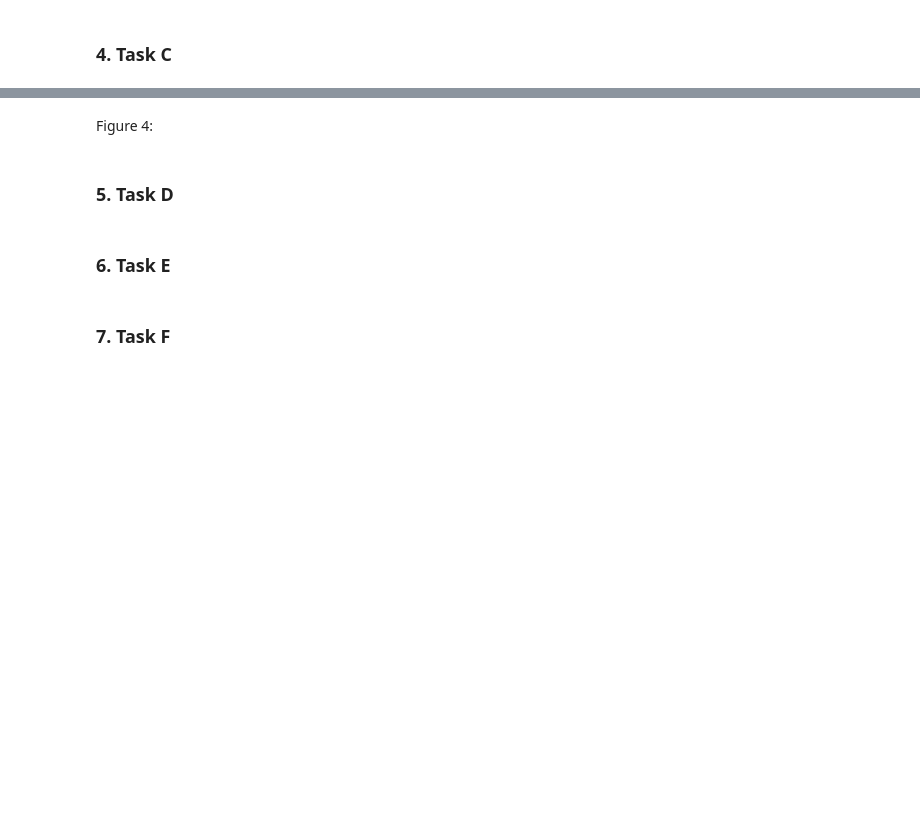
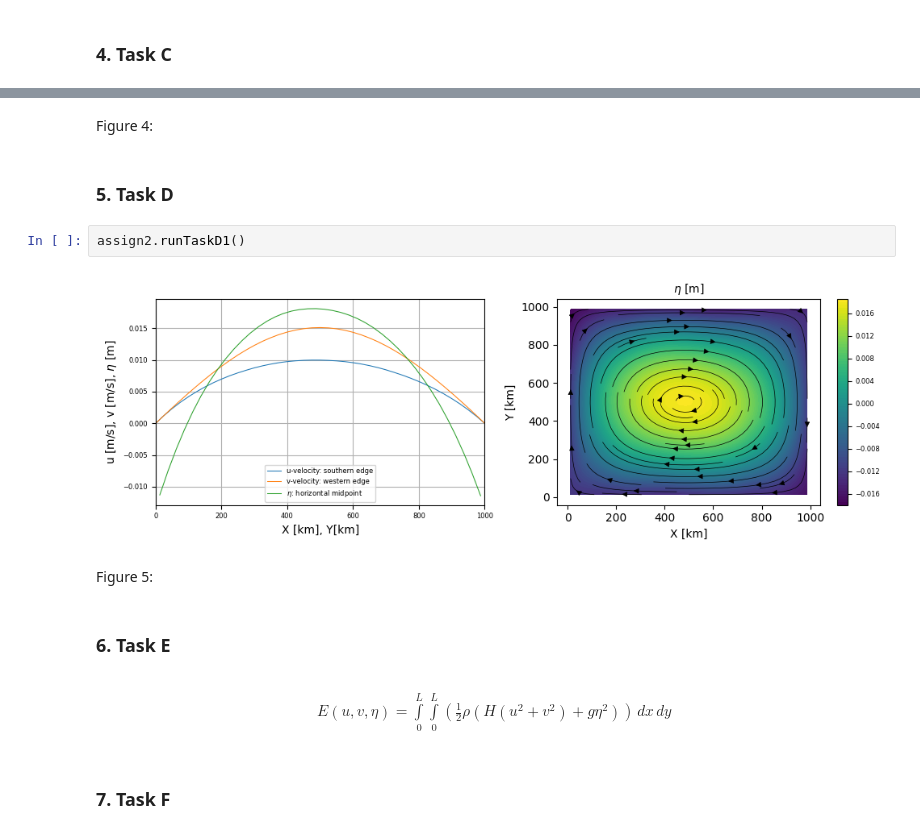
Before and after one commit to mnridao/MTMW14-Assignment-2, a Jupyter notebook: assignment2.ipynb, the cells around one changed output, grey strips where cells are left out. Cells and saved outputs as stored; diff of their text form; blank space fills up the shorter version.

Commit message:
Add stuff for tasks D and E

```diff
--- a/assignment2.ipynb
+++ b/assignment2.ipynb
@@ -30,8 +36,18 @@ assign2.runTaskC()
-# %% [markdown]
-Figure 4:
+# %% [markdown]
+Figure 4:
 # %% [markdown]
 ### 5. Task D
+# %%
+assign2.runTaskD1()
+# %% [output]
+[figure, added]
+# %% [markdown]
+Figure 5:
 # %% [markdown]
 ### 6. Task E
+# %% [markdown]
+\begin{align}
+E(u, v, \eta) = \int\limits_{0}^{L}\int\limits_{0}^{L} \left(\frac{1}{2}\rho\left(H(u^2 + v^2) + g\eta^2\right)\right) \, dx \, dy
+\end{align}
 # %% [markdown]
 ### 7. Task F
```
Also changed, not shown: parts of 11 cells of this notebook, 6 other files.
